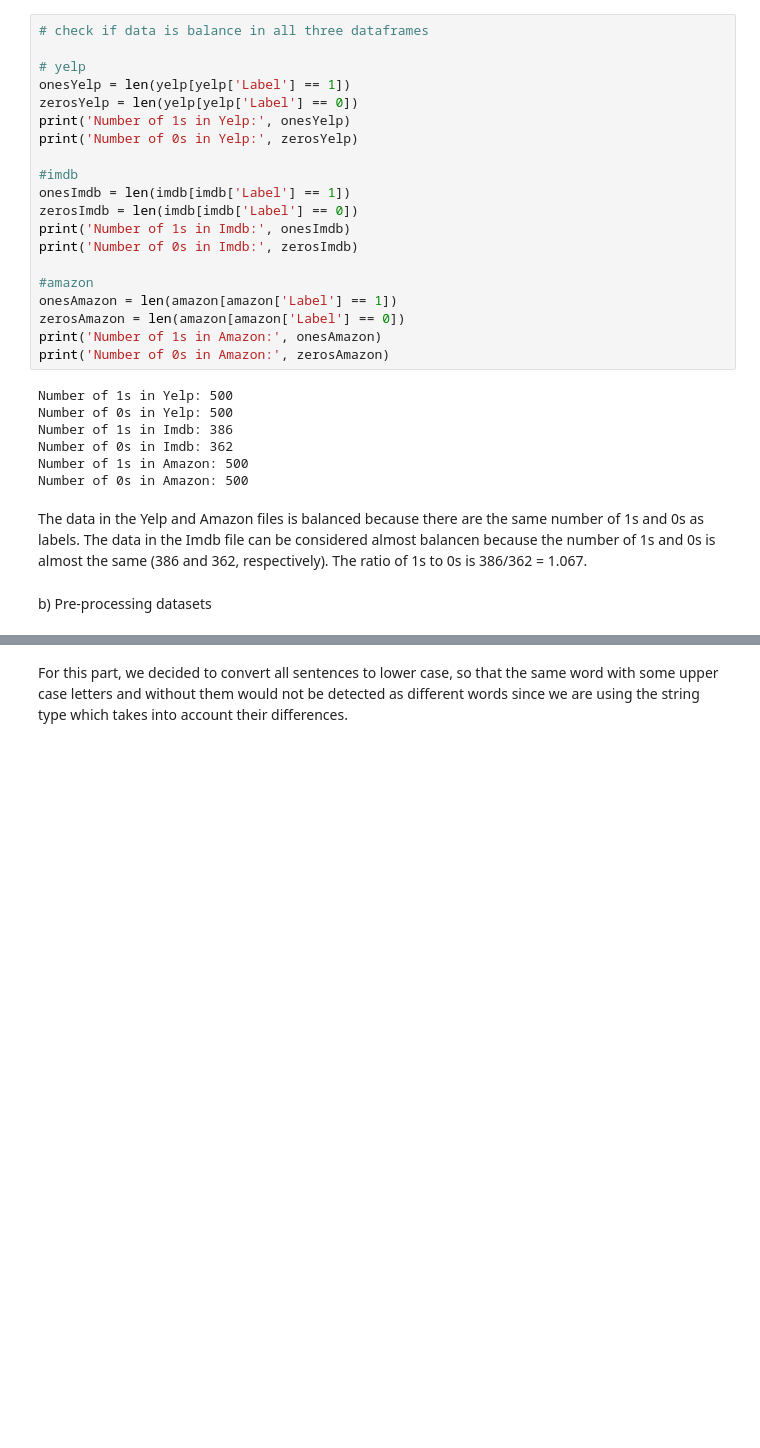
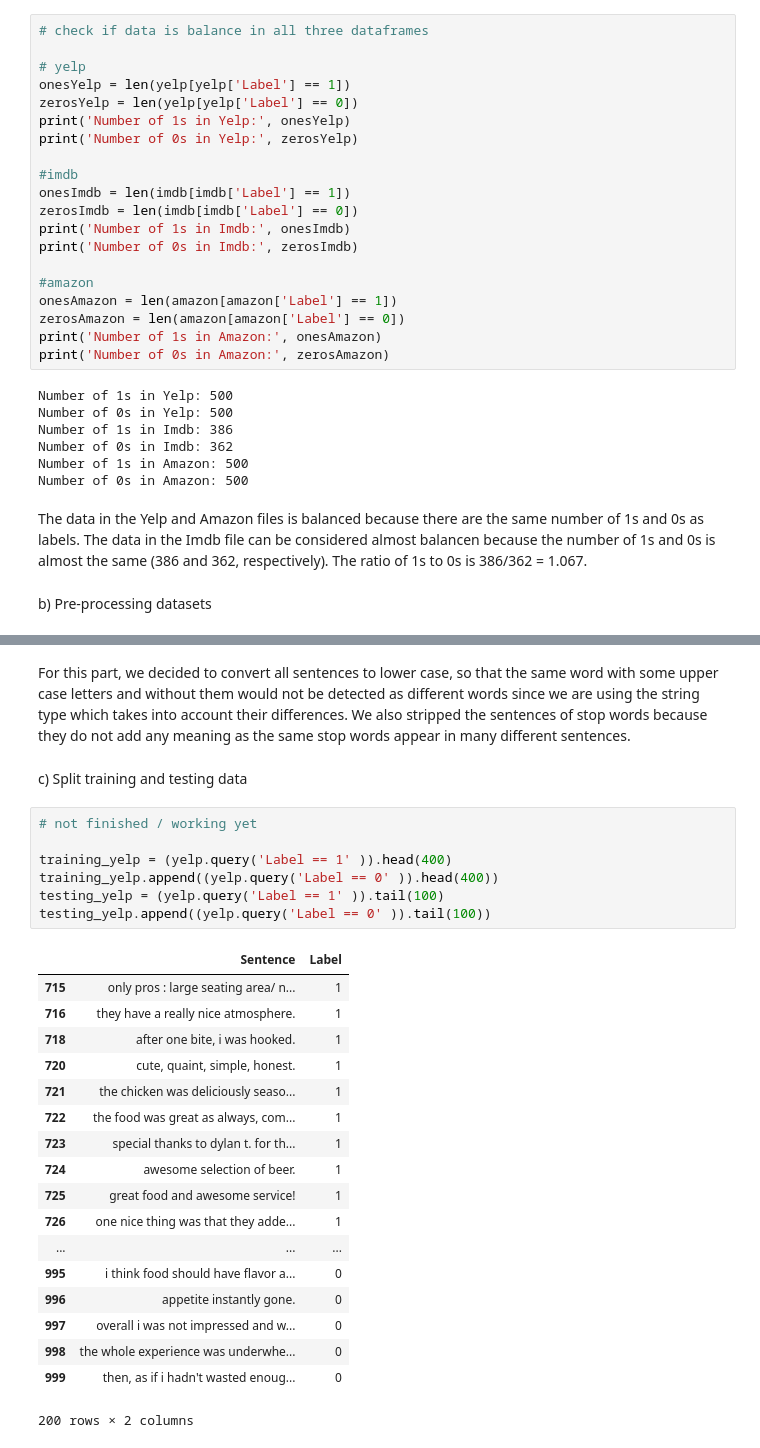
Before and after one commit to simirajpal/Applied-Machine-Learning, a Jupyter notebook: Assignment_3/Homework3_Code.ipynb, the cells around one changed output, grey strips where cells are left out. Drawn from its saved outputs; the diff is of its cells as text; blank space fills up the shorter version.

```diff
--- a/Assignment_3/Homework3_Code.ipynb
+++ b/Assignment_3/Homework3_Code.ipynb
@@ -49,2 +95,30 @@ amazon = amazon.applymap(lambda s:s.lower() if type(s) == str else s)
 # %% [markdown]
-For this part, we decided to convert all sentences to lower case, so that the same word with some upper case letters and without them would not be detected as different words since we are using the string type which takes into account their differences.
+For this part, we decided to convert all sentences to lower case, so that the same word with some upper case letters and without them would not be detected as different words since we are using the string type which takes into account their differences. We also stripped the sentences of stop words because they do not add any meaning as the same stop words appear in many different sentences.
+# %% [markdown]
+c) Split training and testing data
+# %%
+# not finished / working yet
+
+training_yelp = (yelp.query('Label == 1' )).head(400)
+training_yelp.append((yelp.query('Label == 0' )).head(400))
+testing_yelp = (yelp.query('Label == 1' )).tail(100)
+testing_yelp.append((yelp.query('Label == 0' )).tail(100))
+# %% [output]
+|  | Sentence | Label |
+| 715 | only pros : large seating area/ n... | 1 |
+| 716 | they have a really nice atmosphere. | 1 |
+| 718 | after one bite, i was hooked. | 1 |
+| 720 | cute, quaint, simple, honest. | 1 |
+| 721 | the chicken was deliciously seaso... | 1 |
+| 722 | the food was great as always, com... | 1 |
+| 723 | special thanks to dylan t. for th... | 1 |
+| 724 | awesome selection of beer. | 1 |
+| 725 | great food and awesome service! | 1 |
+| 726 | one nice thing was that they adde... | 1 |
+| ... | ... | ... |
+| 995 | i think food should have flavor a... | 0 |
+| 996 | appetite instantly gone. | 0 |
+| 997 | overall i was not impressed and w... | 0 |
+| 998 | the whole experience was underwhe... | 0 |
+| 999 | then, as if i hadn't wasted enoug... | 0 |
+200 rows × 2 columns
```
Also changed, not shown: parts of 5 cells of this notebook.
